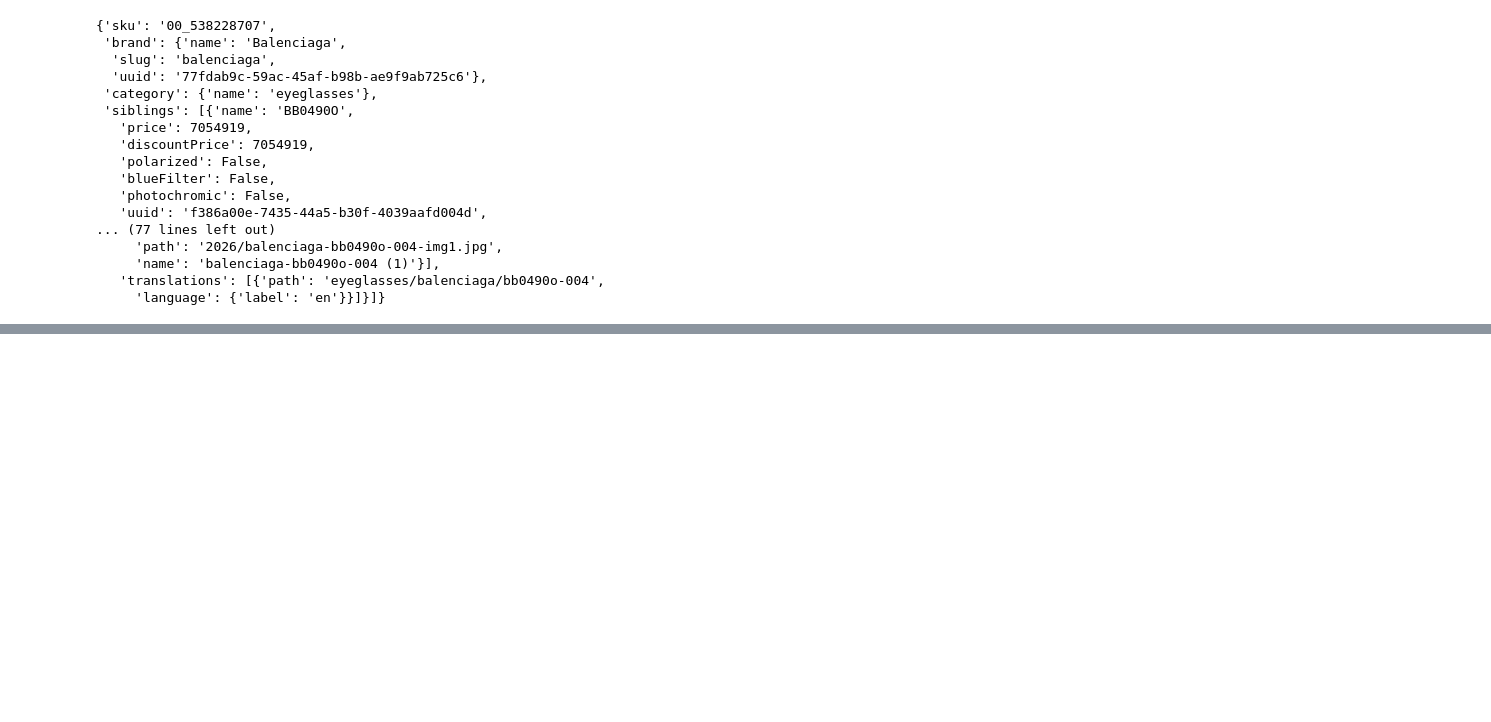
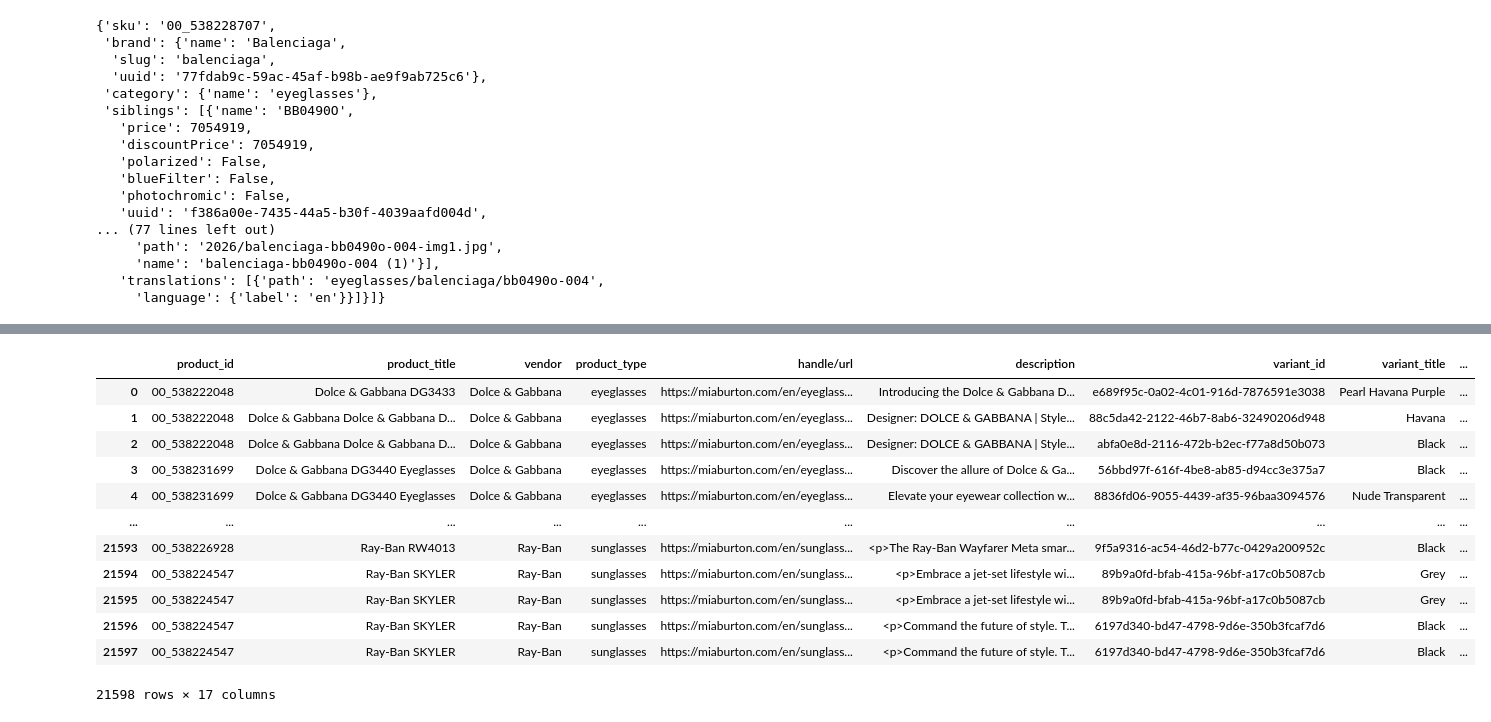
Before and after one commit to amien1410/amien-scrapers, a Jupyter notebook: mia_burton_scraper.ipynb, the cells around one changed output, grey strips where cells are left out. Saved outputs shown, nothing was run; the diff lists cells and outputs as text; code cells hidden in the pictures; blank space fills up the shorter version.

```diff
--- a/mia_burton_scraper.ipynb
+++ b/mia_burton_scraper.ipynb
@@ -282,0 +390,16 @@ if __name__ == "__main__":
+# %%
+merged
+# %% [output]
+|  | product_id | product_title | vendor | product_type | handle/url | description | variant_id | variant_title | ... |
+| 0 | 00_538222048 | Dolce & Gabbana DG3433 | Dolce & Gabbana | eyeglasses | https://miaburton.com/en/eyeglass... | Introducing the Dolce & Gabbana D... | e689f95c-0a02-4c01-916d-7876591e3038 | Pearl Havana Purple | ... |
+| 1 | 00_538222048 | Dolce & Gabbana Dolce & Gabbana D... | Dolce & Gabbana | eyeglasses | https://miaburton.com/en/eyeglass... | Designer: DOLCE & GABBANA | Style... | 88c5da42-2122-46b7-8ab6-32490206d948 | Havana | ... |
+| 2 | 00_538222048 | Dolce & Gabbana Dolce & Gabbana D... | Dolce & Gabbana | eyeglasses | https://miaburton.com/en/eyeglass... | Designer: DOLCE & GABBANA | Style... | abfa0e8d-2116-472b-b2ec-f77a8d50b073 | Black | ... |
+| 3 | 00_538231699 | Dolce & Gabbana DG3440 Eyeglasses | Dolce & Gabbana | eyeglasses | https://miaburton.com/en/eyeglass... | Discover the allure of Dolce & Ga... | 56bbd97f-616f-4be8-ab85-d94cc3e375a7 | Black | ... |
+| 4 | 00_538231699 | Dolce & Gabbana DG3440 Eyeglasses | Dolce & Gabbana | eyeglasses | https://miaburton.com/en/eyeglass... | Elevate your eyewear collection w... | 8836fd06-9055-4439-af35-96baa3094576 | Nude Transparent | ... |
+| ... | ... | ... | ... | ... | ... | ... | ... | ... | ... |
+| 21593 | 00_538226928 | Ray-Ban RW4013 | Ray-Ban | sunglasses | https://miaburton.com/en/sunglass... | <p>The Ray-Ban Wayfarer Meta smar... | 9f5a9316-ac54-46d2-b77c-0429a200952c | Black | ... |
+| 21594 | 00_538224547 | Ray-Ban SKYLER | Ray-Ban | sunglasses | https://miaburton.com/en/sunglass... | <p>Embrace a jet-set lifestyle wi... | 89b9a0fd-bfab-415a-96bf-a17c0b5087cb | Grey | ... |
+| 21595 | 00_538224547 | Ray-Ban SKYLER | Ray-Ban | sunglasses | https://miaburton.com/en/sunglass... | <p>Embrace a jet-set lifestyle wi... | 89b9a0fd-bfab-415a-96bf-a17c0b5087cb | Grey | ... |
+| 21596 | 00_538224547 | Ray-Ban SKYLER | Ray-Ban | sunglasses | https://miaburton.com/en/sunglass... | <p>Command the future of style. T... | 6197d340-bd47-4798-9d6e-350b3fcaf7d6 | Black | ... |
+| 21597 | 00_538224547 | Ray-Ban SKYLER | Ray-Ban | sunglasses | https://miaburton.com/en/sunglass... | <p>Command the future of style. T... | 6197d340-bd47-4798-9d6e-350b3fcaf7d6 | Black | ... |
+21598 rows × 17 columns
```
Also changed, not shown: parts of 3 cells of this notebook.
